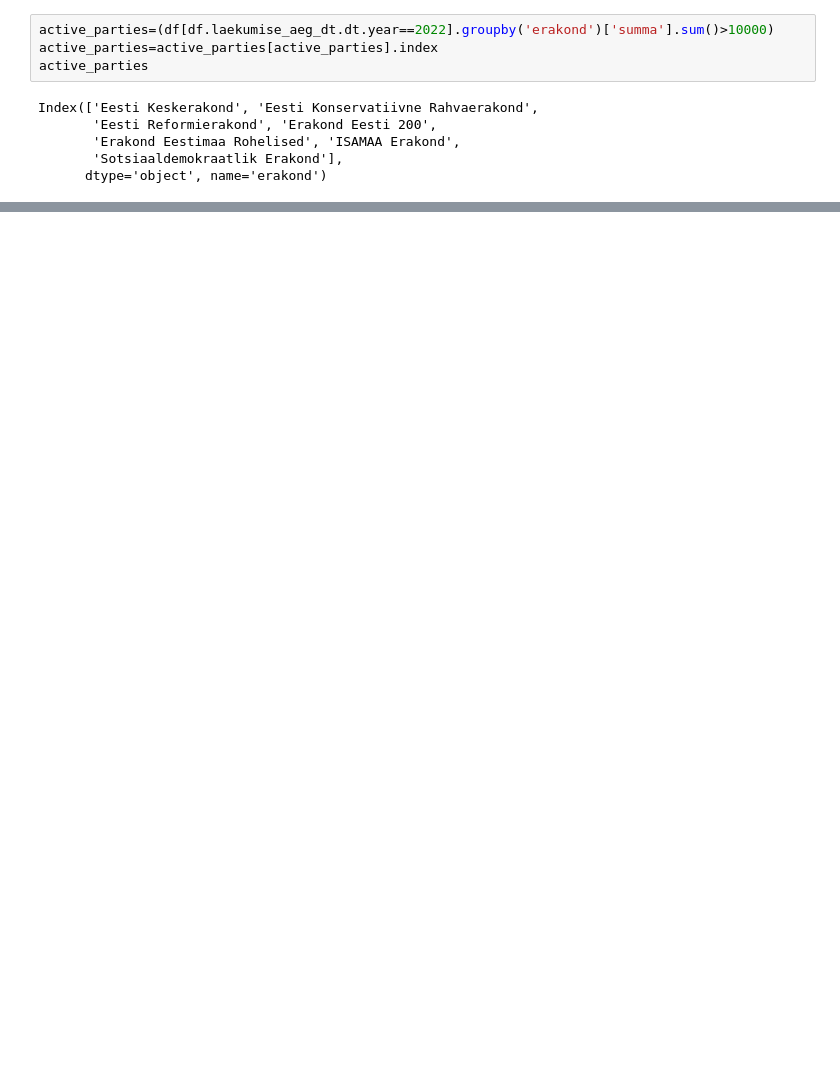
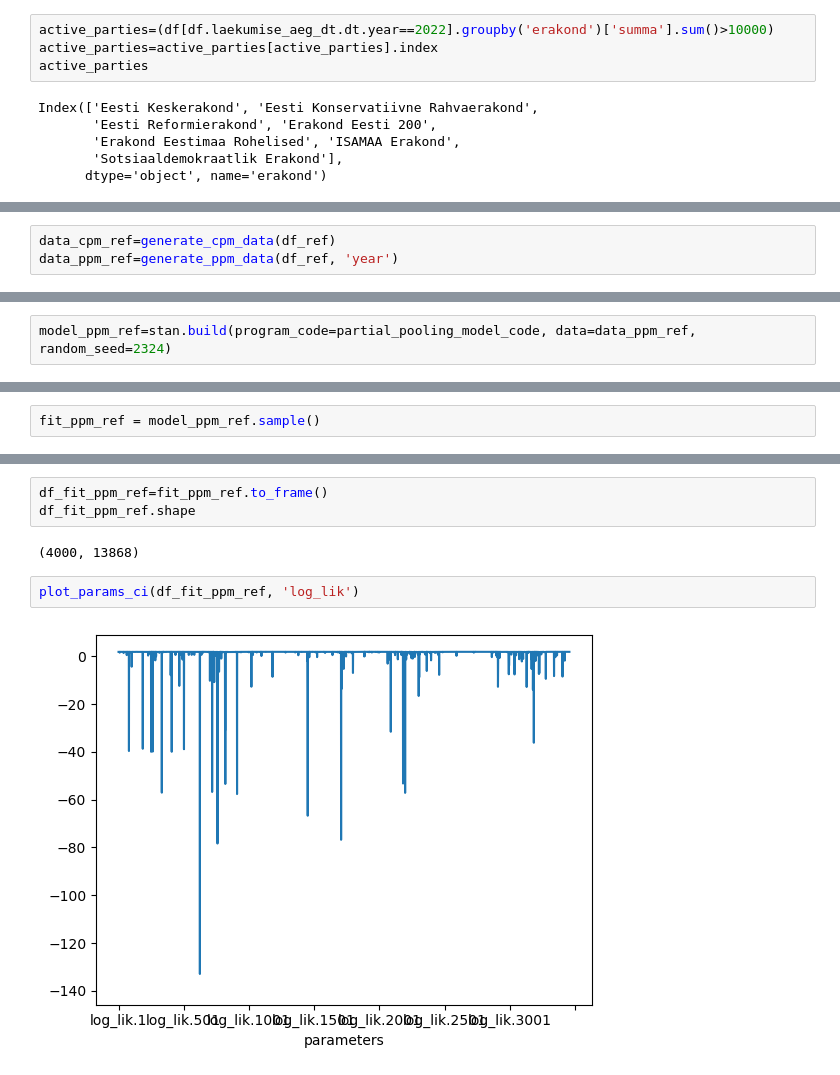
Before and after one commit to RRisto/learning, a Jupyter notebook: bayesian_analysis/BDA_aalto_2022/project/erakondade_rahastamine_seasons.ipynb, the cells around one changed output, grey strips where cells are left out. Cells and saved outputs as stored; diff of their text form; blank space fills up the shorter version.

```diff
--- a/bayesian_analysis/BDA_aalto_2022/project/erakondade_rahastamine_seasons.ipynb
+++ b/bayesian_analysis/BDA_aalto_2022/project/erakondade_rahastamine_seasons.ipynb
@@ -119,0 +350,3 @@ sns.relplot(
+# %%
+data_cpm_ref=generate_cpm_data(df_ref)
+data_ppm_ref=generate_ppm_data(df_ref, 'year')
@@ -119,0 +360,2 @@ sns.relplot(
+# %%
+model_ppm_ref=stan.build(program_code=partial_pooling_model_code, data=data_ppm_ref, random_seed=2324)
@@ -119,0 +380,2 @@ sns.relplot(
+# %%
+fit_ppm_ref = model_ppm_ref.sample()
@@ -119,0 +400,9 @@ sns.relplot(
+# %%
+df_fit_ppm_ref=fit_ppm_ref.to_frame()
+df_fit_ppm_ref.shape
+# %% [output]
+(4000, 13868)
+# %%
+plot_params_ci(df_fit_ppm_ref, 'log_lik')
+# %% [output]
+[figure, added]
```
Also changed, not shown: parts of 53 cells of this notebook, 5 other files.
